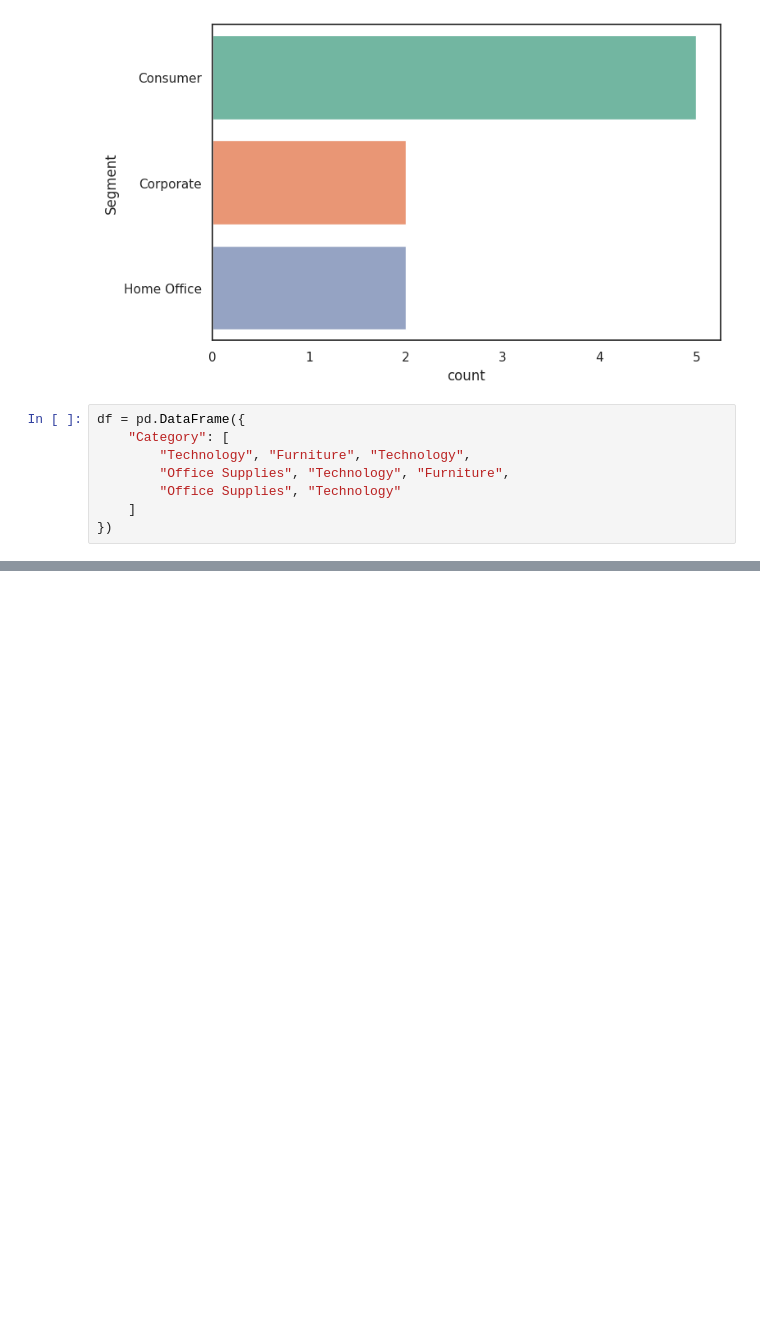
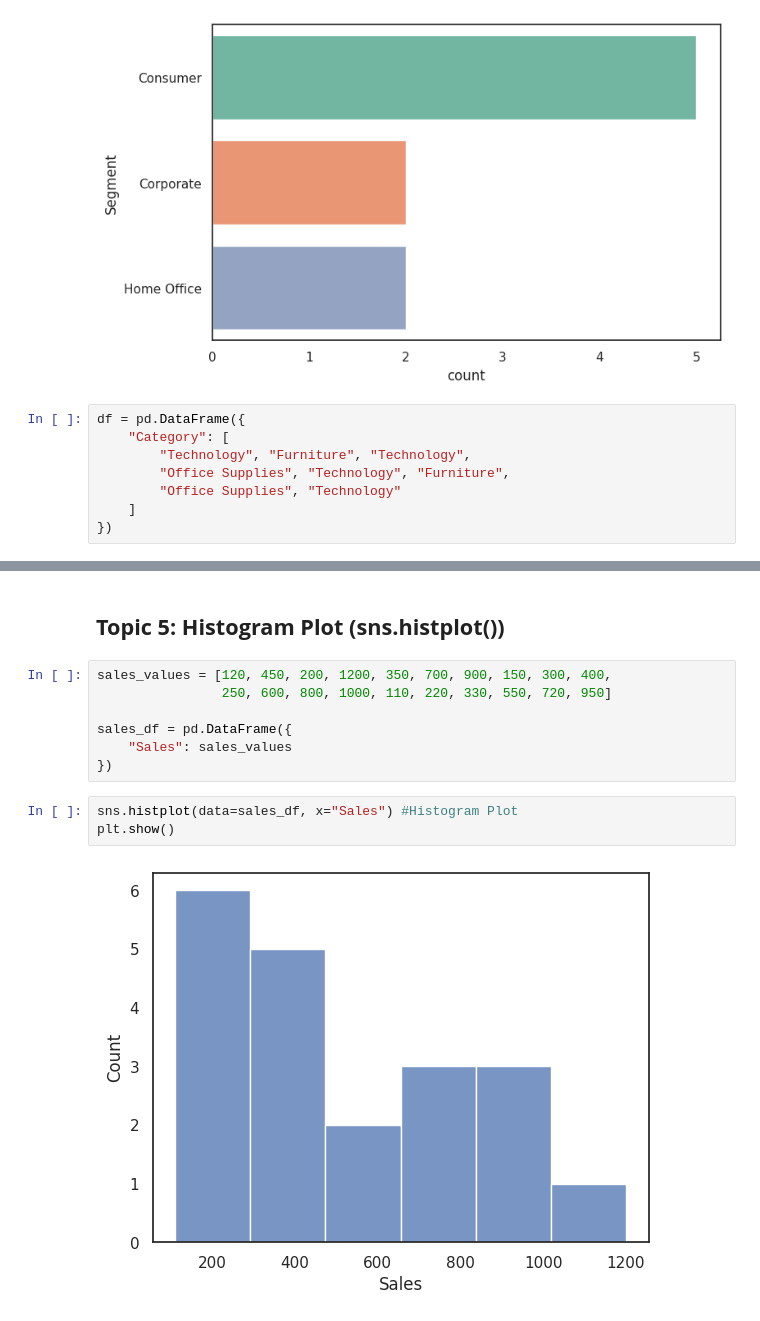
Before and after one commit to srinageswaran2006/Python-for-Data-Analysis, a Jupyter notebook: 05_Seaborn/05_Seaborn.ipynb, the cells around one changed output, grey strips where cells are left out. Drawn from its saved outputs; the diff is of its cells as text; blank space fills up the shorter version.

```diff
--- a/05_Seaborn/05_Seaborn.ipynb
+++ b/05_Seaborn/05_Seaborn.ipynb
@@ -204,3 +205,17 @@ Passing `palette` without assigning `hue` is deprecated and will be removed in v
 
   sns.countplot(data=df, x="Category", order=order, palette="Pastel1",edgecolor="black")
 [figure]
+# %% [markdown]
+## **Topic 5: Histogram Plot (sns.histplot())**
+# %%
+sales_values = [120, 450, 200, 1200, 350, 700, 900, 150, 300, 400,
+                250, 600, 800, 1000, 110, 220, 330, 550, 720, 950]
+
+sales_df = pd.DataFrame({
+    "Sales": sales_values
+})
+# %%
+sns.histplot(data=sales_df, x="Sales") #Histogram Plot
+plt.show()
+# %% [output]
+[figure, added]
```
Also changed, not shown: parts of 45 cells of this notebook.
